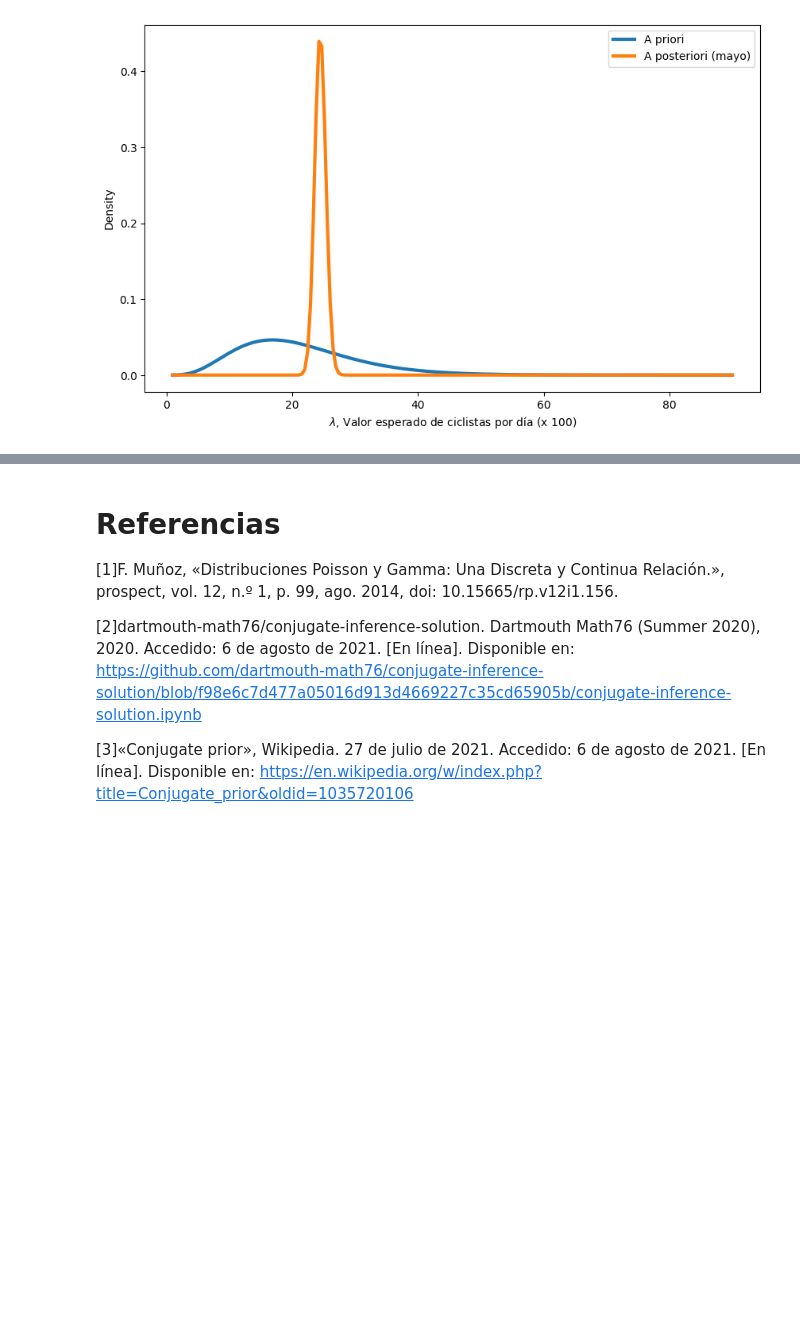
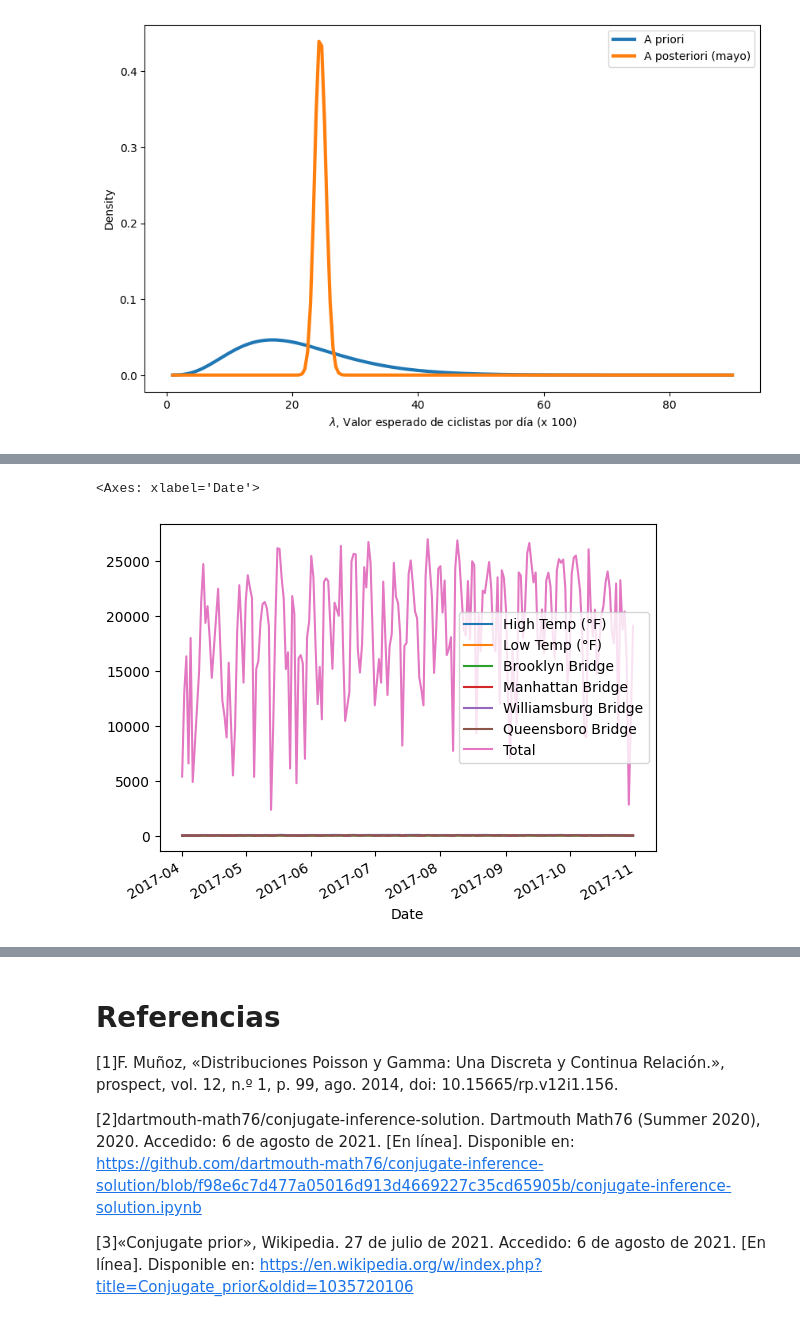
Before and after one commit to AnIsAsPe/Estadistica_y_Probabilidad_para-CD-, a Jupyter notebook: Estadistica_e_InferenciaCausal/2 Inferencia Bayesiana/Notebooks/Inferencia_Bayesiana_Distribuciones_conjugadas.ipynb, the cells around one changed output, grey strips where cells are left out. Drawn from its saved outputs; the diff is of its cells as text; code cells hidden in the pictures; blank space fills up the shorter version.

```diff
--- a/Estadistica_e_InferenciaCausal/2 Inferencia Bayesiana/Notebooks/Inferencia_Bayesiana_Distribuciones_conjugadas.ipynb
+++ b/Estadistica_e_InferenciaCausal/2 Inferencia Bayesiana/Notebooks/Inferencia_Bayesiana_Distribuciones_conjugadas.ipynb
@@ -140,0 +166,5 @@ plt.show()
+# %%
+df[df['Precipitation'] !='T'].plot()
+# %% [output]
+<Axes: xlabel='Date'>
+[figure, added]
```
Also changed, not shown: parts of 11 cells of this notebook.
